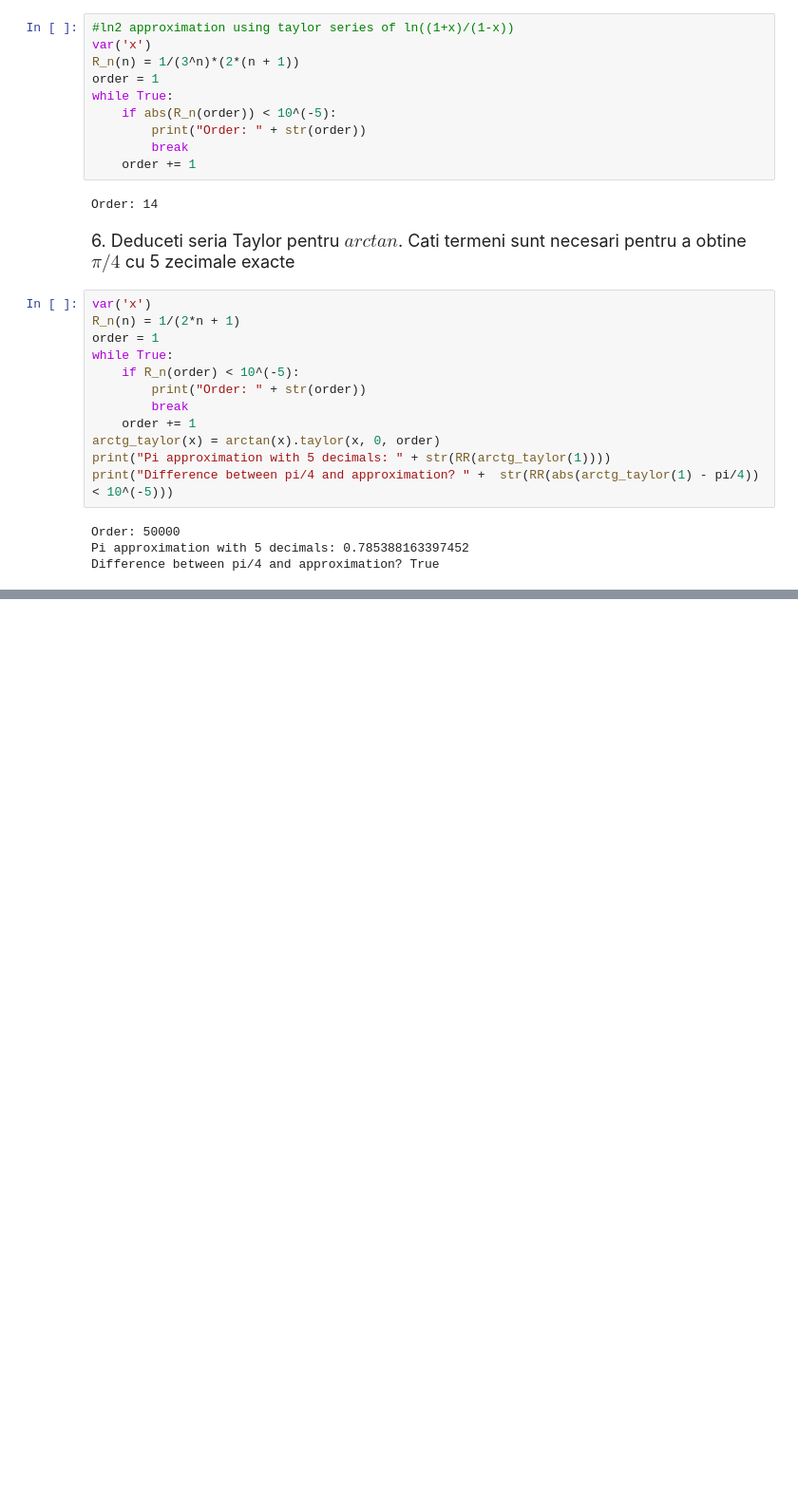
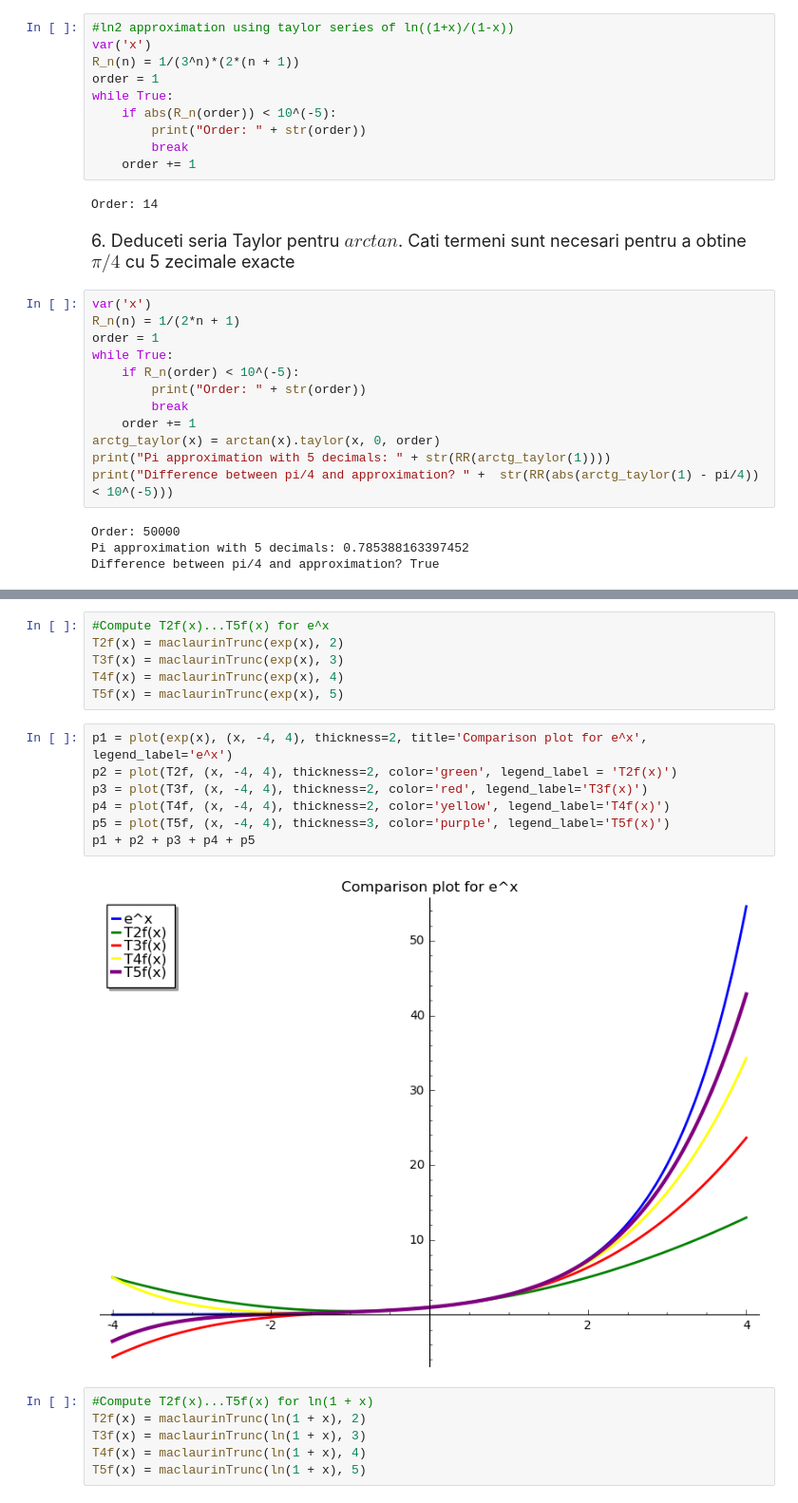
Before and after one commit to GeorgianBadita/University, a Jupyter notebook: Semester6/CN/Labs/Lab1/lab1.ipynb, the cells around one changed output, grey strips where cells are left out. Shown at 95% size. Drawn from its saved outputs; the diff is of its cells as text; blank space fills up the shorter version.

```diff
--- a/Semester6/CN/Labs/Lab1/lab1.ipynb
+++ b/Semester6/CN/Labs/Lab1/lab1.ipynb
@@ -109,0 +117,21 @@ Difference between pi/4 and approximation? True
+# %%
+#Compute T2f(x)...T5f(x) for e^x
+T2f(x) = maclaurinTrunc(exp(x), 2)
+T3f(x) = maclaurinTrunc(exp(x), 3)
+T4f(x) = maclaurinTrunc(exp(x), 4)
+T5f(x) = maclaurinTrunc(exp(x), 5)
+# %%
+p1 = plot(exp(x), (x, -4, 4), thickness=2, title='Comparison plot for e^x', legend_label='e^x')
+p2 = plot(T2f, (x, -4, 4), thickness=2, color='green', legend_label = 'T2f(x)')
+p3 = plot(T3f, (x, -4, 4), thickness=2, color='red', legend_label='T3f(x)')
+p4 = plot(T4f, (x, -4, 4), thickness=2, color='yellow', legend_label='T4f(x)')
+p5 = plot(T5f, (x, -4, 4), thickness=3, color='purple', legend_label='T5f(x)')
+p1 + p2 + p3 + p4 + p5
+# %% [output]
+[figure, added]
+# %%
+#Compute T2f(x)...T5f(x) for ln(1 + x)
+T2f(x) = maclaurinTrunc(ln(1 + x), 2)
+T3f(x) = maclaurinTrunc(ln(1 + x), 3)
+T4f(x) = maclaurinTrunc(ln(1 + x), 4)
+T5f(x) = maclaurinTrunc(ln(1 + x), 5)
```
Also changed, not shown: parts of 13 cells of this notebook.
